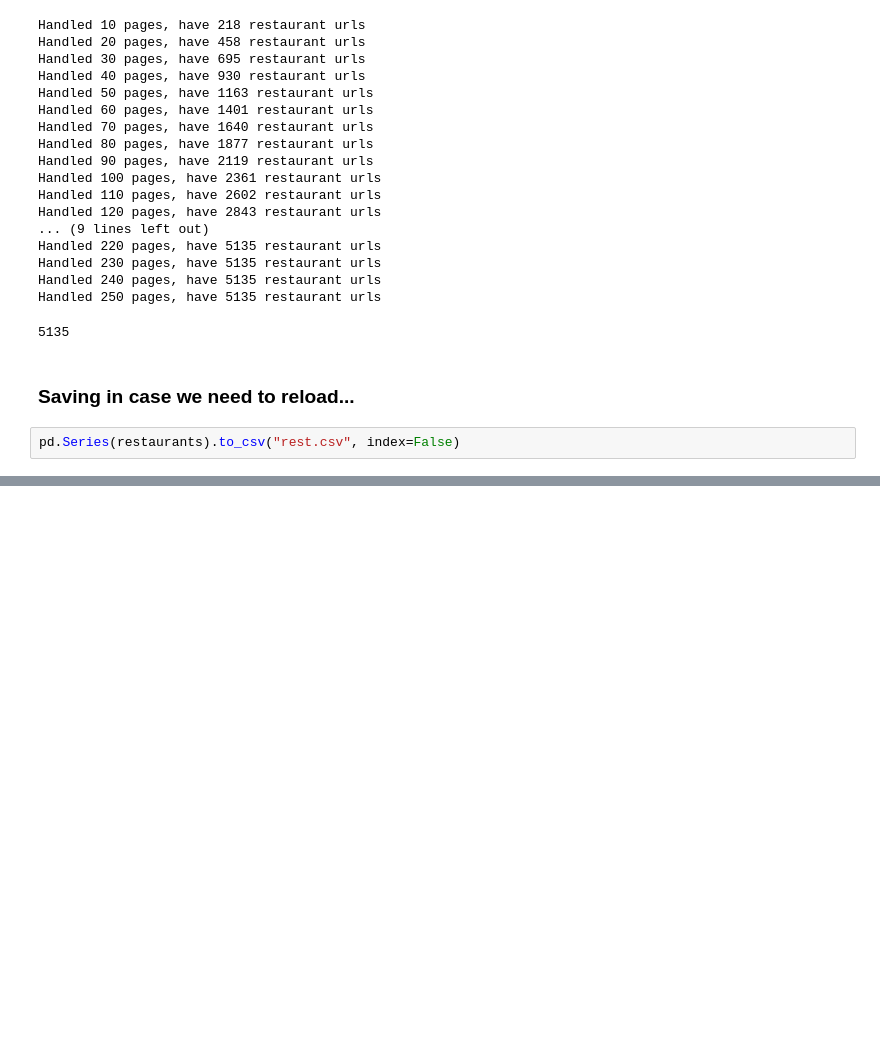
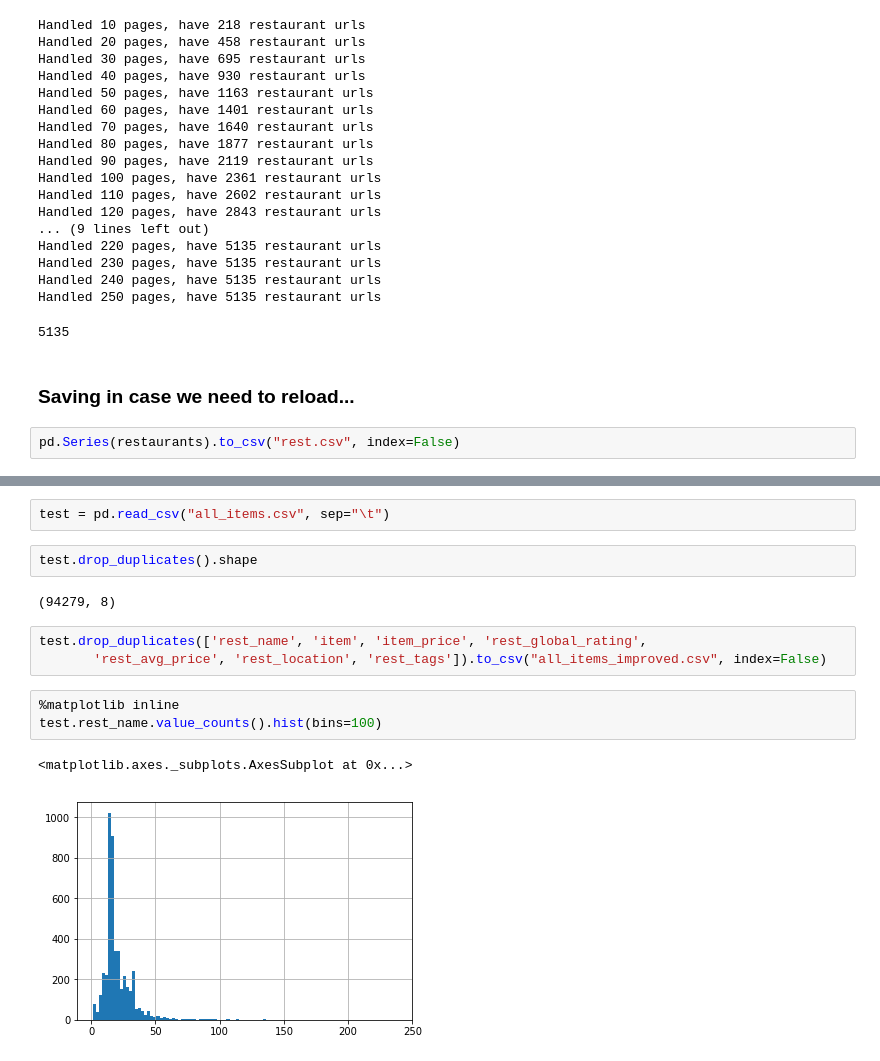
Before and after one commit to Iwontbecreative/the-right-price, a Jupyter notebook: Scraper.ipynb, the cells around one changed output, grey strips where cells are left out. Drawn from its saved outputs; the diff is of its cells as text; blank space fills up the shorter version.

```diff
--- a/Scraper.ipynb
+++ b/Scraper.ipynb
@@ -173 +271,16 @@ pd.Series(restaurants).to_csv("rest.csv", index=False)
+# %%
+test = pd.read_csv("all_items.csv", sep="\t")
+# %%
+test.drop_duplicates().shape
+# %% [output]
+(94279, 8)
+# %%
+test.drop_duplicates(['rest_name', 'item', 'item_price', 'rest_global_rating',
+       'rest_avg_price', 'rest_location', 'rest_tags']).to_csv("all_items_improved.csv", index=False)
+# %%
+%matplotlib inline
+test.rest_name.value_counts().hist(bins=100)
+# %% [output]
+<matplotlib.axes._subplots.AxesSubplot at 0x...>
+[figure, added]
 # %%
```
Also changed, not shown: parts of 15 cells of this notebook.
